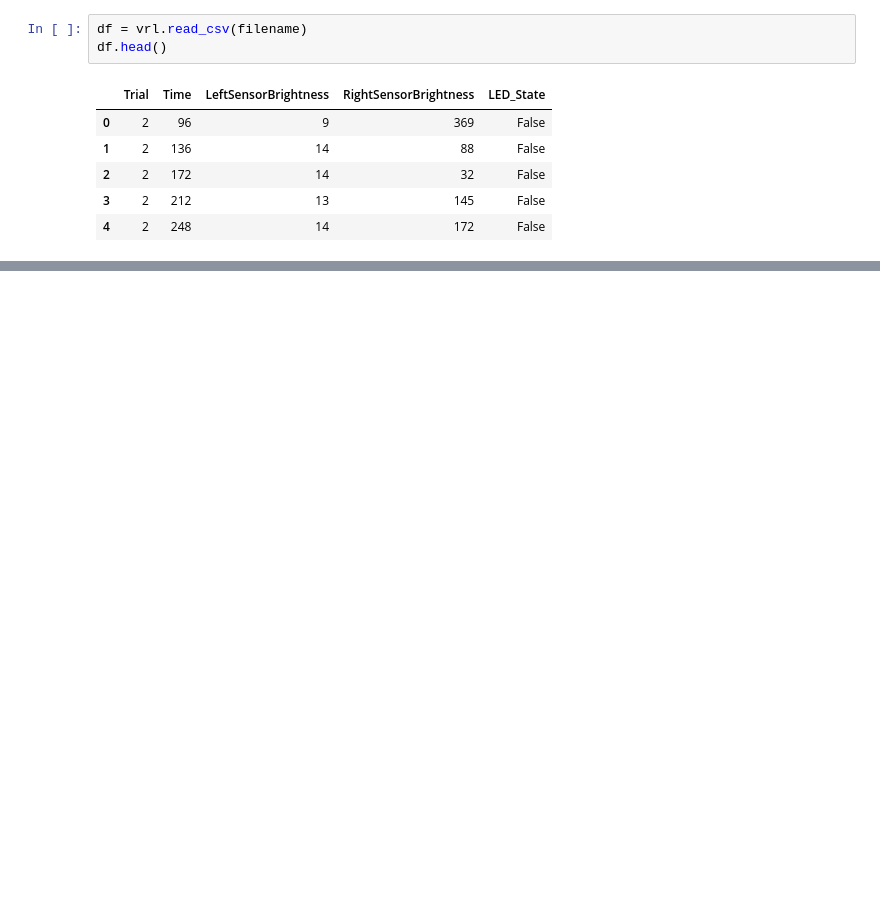
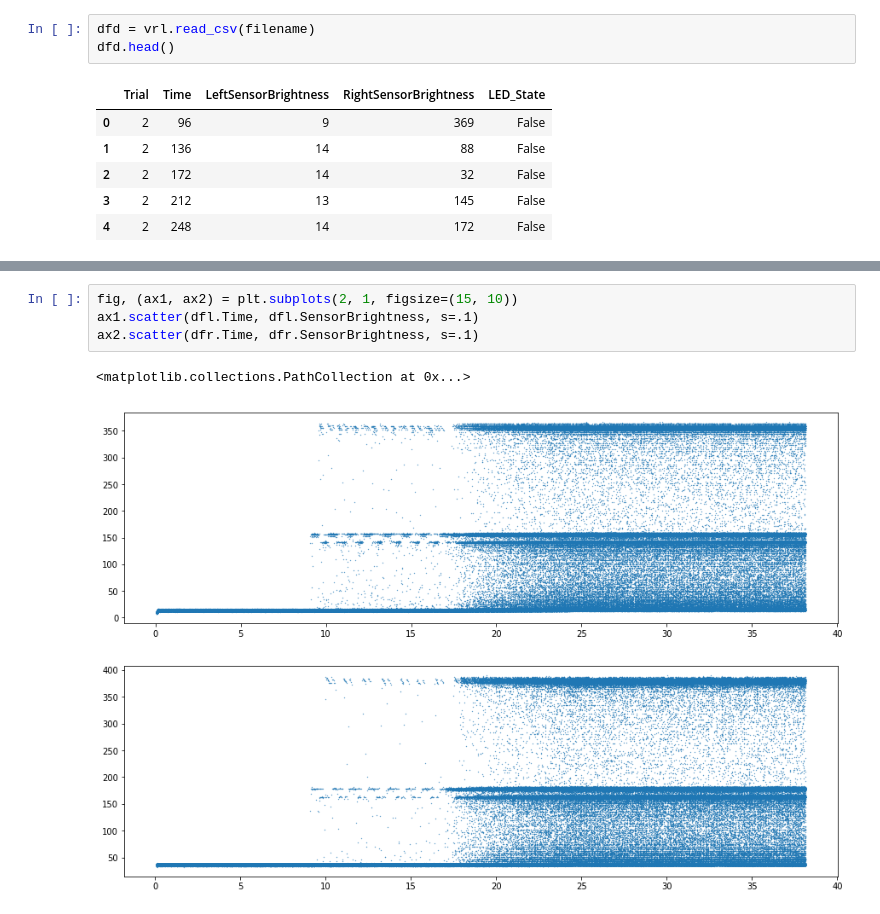
Before and after one commit to mohammadbashiri/vrlatency, a Jupyter notebook: notebooks/exploratory/Total.ipynb, the cells around one changed output, grey strips where cells are left out. Cells and saved outputs as stored; diff of their text form; blank space fills up the shorter version.

```diff
--- a/notebooks/exploratory/Total.ipynb
+++ b/notebooks/exploratory/Total.ipynb
@@ -22,6 +37,6 @@ filename
 # %%
-df = vrl.read_csv(filename)
-df.head()
+dfd = vrl.read_csv(filename)
+dfd.head()
 # %% [output]
 |  | Trial | Time | LeftSensorBrightness | RightSensorBrightness | LED_State |
 | 0 | 2 | 96 | 9 | 369 | False |
@@ -38,0 +107,7 @@ plt.plot(latencies)
+# %%
+fig, (ax1, ax2) = plt.subplots(2, 1, figsize=(15, 10))
+ax1.scatter(dfl.Time, dfl.SensorBrightness, s=.1)
+ax2.scatter(dfr.Time, dfr.SensorBrightness, s=.1)
+# %% [output]
+<matplotlib.collections.PathCollection at 0x...>
+[figure, added]
```
Also changed, not shown: parts of 25 cells of this notebook, 1 other file.
